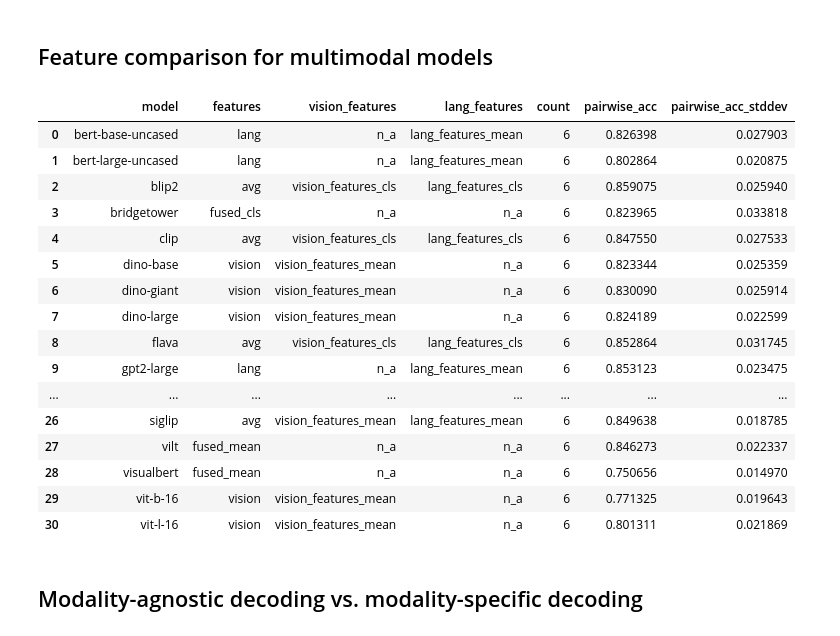
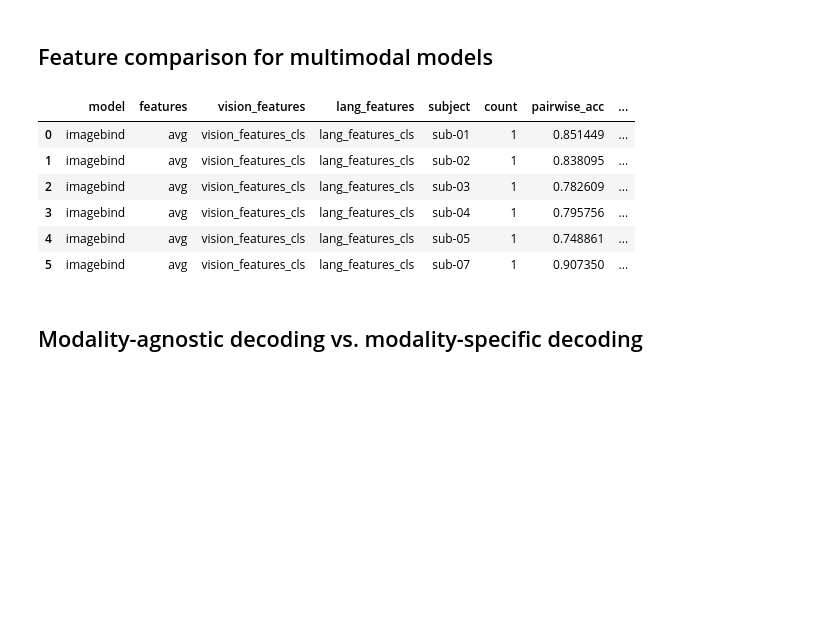
Before and after one commit to mitjanikolaus/multimodal_decoding, a Jupyter notebook: notebooks/modality_agnostic_decoding.ipynb, the cells around one changed output. Saved outputs shown, nothing was run; the diff lists cells and outputs as text; code cells hidden in the pictures; blank space fills up the shorter version.

```diff
--- a/notebooks/modality_agnostic_decoding.ipynb
+++ b/notebooks/modality_agnostic_decoding.ipynb
@@ -44,39 +52,32 @@ model_feat_multimodal_single_modaltity_features = [m+'_lang' for m in multimodal
 # %% [markdown]
 ## Feature comparison for multimodal models
 # %%
-data_mod_agnostic_train = all_data[(all_data.metric == ACC_MEAN) & (all_data.training_mode == MODALITY_AGNOSTIC)]
+# data_mod_agnostic_train = all_data[(all_data.metric == ACC_MEAN) & (all_data.training_mode == MODALITY_AGNOSTIC)]
+data_mod_agnostic_train = all_data[(all_data.metric == ACC_MEAN) & (all_data.training_mode == MODALITY_AGNOSTIC) & (all_data.model == "imagebind")]
+
+# data_mod_agnostic_train = all_data_vol[(all_data_vol.metric == ACC_MEAN) & (all_data_vol.training_mode == MODALITY_AGNOSTIC) & (all_data_vol.model == "imagebind")]
 
 with pd.option_context('display.max_rows', None, 'display.max_columns', None):  # more options can be specified also
-    grouped = data_mod_agnostic_train.groupby(["model", "features", "vision_features", "lang_features"]).agg(count=('value', 'size'), pairwise_acc=('value', 'mean'), pairwise_acc_stddev=('value', 'std')).reset_index()
-    # grouped = data_mod_agnostic_train.groupby(["model", "features", "vision_features", "lang_features", "subject"]).agg(count=('value', 'size'), pairwise_acc=('value', 'mean'), pairwise_acc_stddev=('value', 'std')).reset_index()
+    # grouped = data_mod_agnostic_train.groupby(["model", "features", "vision_features", "lang_features"]).agg(count=('value', 'size'), pairwise_acc=('value', 'mean'), pairwise_acc_stddev=('value', 'std')).reset_index()
+    grouped = data_mod_agnostic_train.groupby(["model", "features", "vision_features", "lang_features", "subject"]).agg(count=('value', 'size'), pairwise_acc=('value', 'mean'), pairwise_acc_stddev=('value', 'std')).reset_index()
 
     # grouped = grouped[grouped.model.isin(multimodal_models)]
     display(grouped)
 
 # print(grouped.to_markdown())
 
 # grouped = grouped.replace("n_a", "")
 # grouped = grouped[grouped.model.isin(multimodal_models)]
 # del grouped["count"]
 # print(grouped.to_latex(index=False, escape=True, float_format="%.3f"))
 # %% [output]
-|  | model | features | vision_features | lang_features | count | pairwise_acc | pairwise_acc_stddev |
-| 0 | bert-base-uncased | lang | n_a | lang_features_mean | 6 | 0.826398 | 0.027903 |
-| 1 | bert-large-uncased | lang | n_a | lang_features_mean | 6 | 0.802864 | 0.020875 |
-| 2 | blip2 | avg | vision_features_cls | lang_features_cls | 6 | 0.859075 | 0.025940 |
-| 3 | bridgetower | fused_cls | n_a | n_a | 6 | 0.823965 | 0.033818 |
-| 4 | clip | avg | vision_features_cls | lang_features_cls | 6 | 0.847550 | 0.027533 |
-| 5 | dino-base | vision | vision_features_mean | n_a | 6 | 0.823344 | 0.025359 |
-| 6 | dino-giant | vision | vision_features_mean | n_a | 6 | 0.830090 | 0.025914 |
-| 7 | dino-large | vision | vision_features_mean | n_a | 6 | 0.824189 | 0.022599 |
-| 8 | flava | avg | vision_features_cls | lang_features_cls | 6 | 0.852864 | 0.031745 |
-| 9 | gpt2-large | lang | n_a | lang_features_mean | 6 | 0.853123 | 0.023475 |
-| ... | ... | ... | ... | ... | ... | ... | ... |
-| 26 | siglip | avg | vision_features_mean | lang_features_mean | 6 | 0.849638 | 0.018785 |
-| 27 | vilt | fused_mean | n_a | n_a | 6 | 0.846273 | 0.022337 |
-| 28 | visualbert | fused_mean | n_a | n_a | 6 | 0.750656 | 0.014970 |
-| 29 | vit-b-16 | vision | vision_features_mean | n_a | 6 | 0.771325 | 0.019643 |
-| 30 | vit-l-16 | vision | vision_features_mean | n_a | 6 | 0.801311 | 0.021869 |
+|  | model | features | vision_features | lang_features | subject | count | pairwise_acc | ... |
+| 0 | imagebind | avg | vision_features_cls | lang_features_cls | sub-01 | 1 | 0.851449 | ... |
+| 1 | imagebind | avg | vision_features_cls | lang_features_cls | sub-02 | 1 | 0.838095 | ... |
+| 2 | imagebind | avg | vision_features_cls | lang_features_cls | sub-03 | 1 | 0.782609 | ... |
+| 3 | imagebind | avg | vision_features_cls | lang_features_cls | sub-04 | 1 | 0.795756 | ... |
+| 4 | imagebind | avg | vision_features_cls | lang_features_cls | sub-05 | 1 | 0.748861 | ... |
+| 5 | imagebind | avg | vision_features_cls | lang_features_cls | sub-07 | 1 | 0.907350 | ... |
 # %%
 # data_default_vision_feats = all_data.copy()
 # for model in all_data.model.unique():
```
Also changed, not shown: parts of 11 cells of this notebook, 1 other file.
